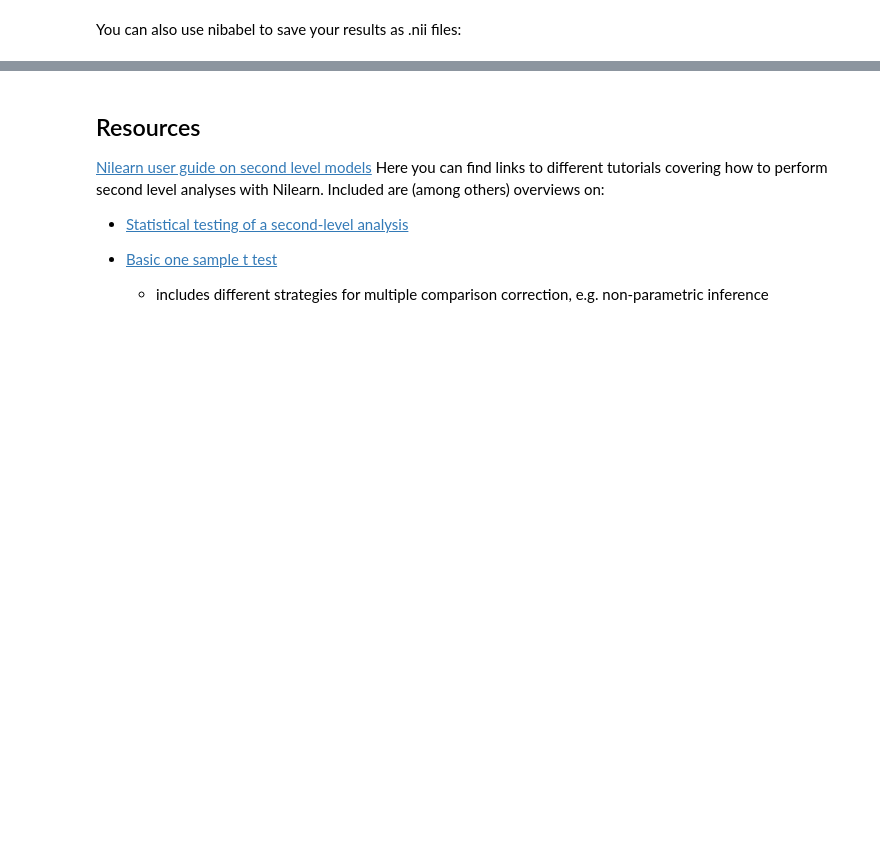
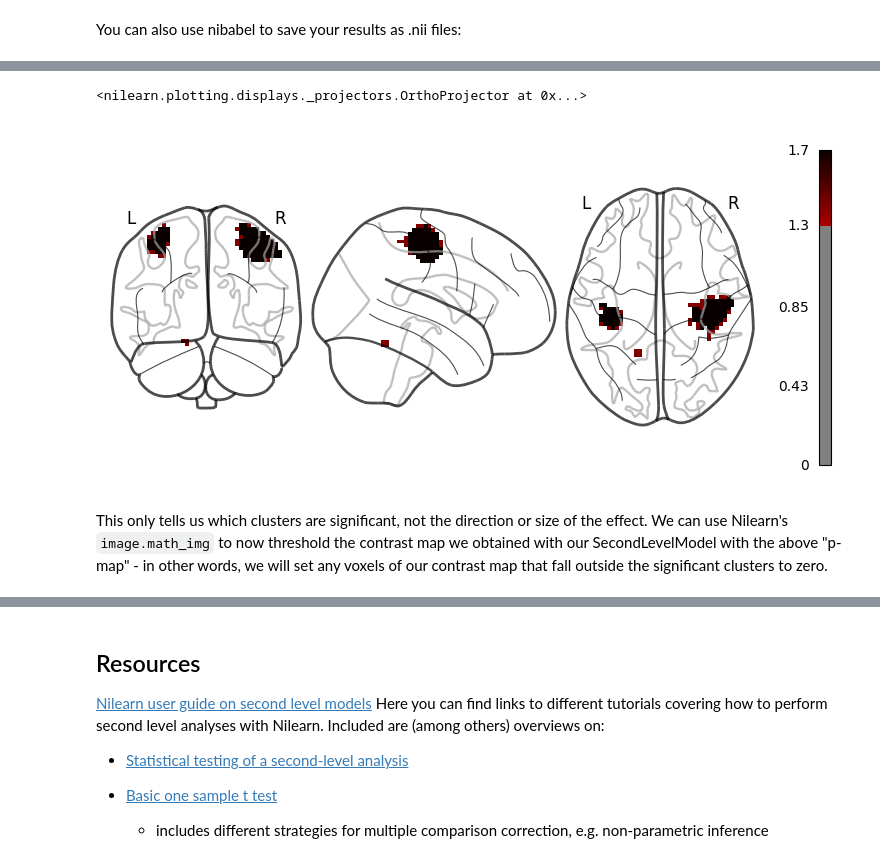
Before and after one commit to marlapinkert/TEWA2, a Jupyter notebook: 07_Second_Level_Analysis.ipynb, the cells around one changed output, grey strips where cells are left out. Cells and saved outputs as stored; diff of their text form; code cells hidden in the pictures; blank space fills up the shorter version.

Commit message:
added how to calculate tfce

```diff
--- a/07_Second_Level_Analysis.ipynb
+++ b/07_Second_Level_Analysis.ipynb
@@ -396,0 +404,14 @@ nib.save(cmaps_second["intercept"], filename = "left_right_second_level.nii")
+# %%
+from nilearn.glm.second_level import non_parametric_inference
+
+out_dict = non_parametric_inference(
+    cmaps,
+    design_matrix=design_matrix, # same as before
+    second_level_contrast = None,
+    n_perm=50,  # increase this if you are running this for your analysis. The low number is meant to save us some time :) The higher the number, the better the estimate - you could use 10000 which is the default setting but might take very very long
+    two_sided_test=True,
+    smoothing_fwhm=None,
+    n_jobs=2,
+    threshold=0.001, # cluster forming threshold
+    tfce = True
+)
@@ -396,0 +420,10 @@ nib.save(cmaps_second["intercept"], filename = "left_right_second_level.nii")
+# %%
+plotting.plot_glass_brain(out_dict["logp_max_tfce"],
+                          threshold = -np.log10(0.05),
+                          colorbar = True
+                          )
+# %% [output]
+<nilearn.plotting.displays._projectors.OrthoProjector at 0x...>
+[figure, added]
+# %% [markdown]
+This only tells us which clusters are significant, not the direction or size of the effect. We can use Nilearn's `image.math_img` to now threshold the contrast map we obtained with our SecondLevelModel with the above "p-map" - in other words, we will set any voxels of our contrast map that fall outside the significant clusters to zero.
```
Also changed, not shown: parts of 9 cells of this notebook.
